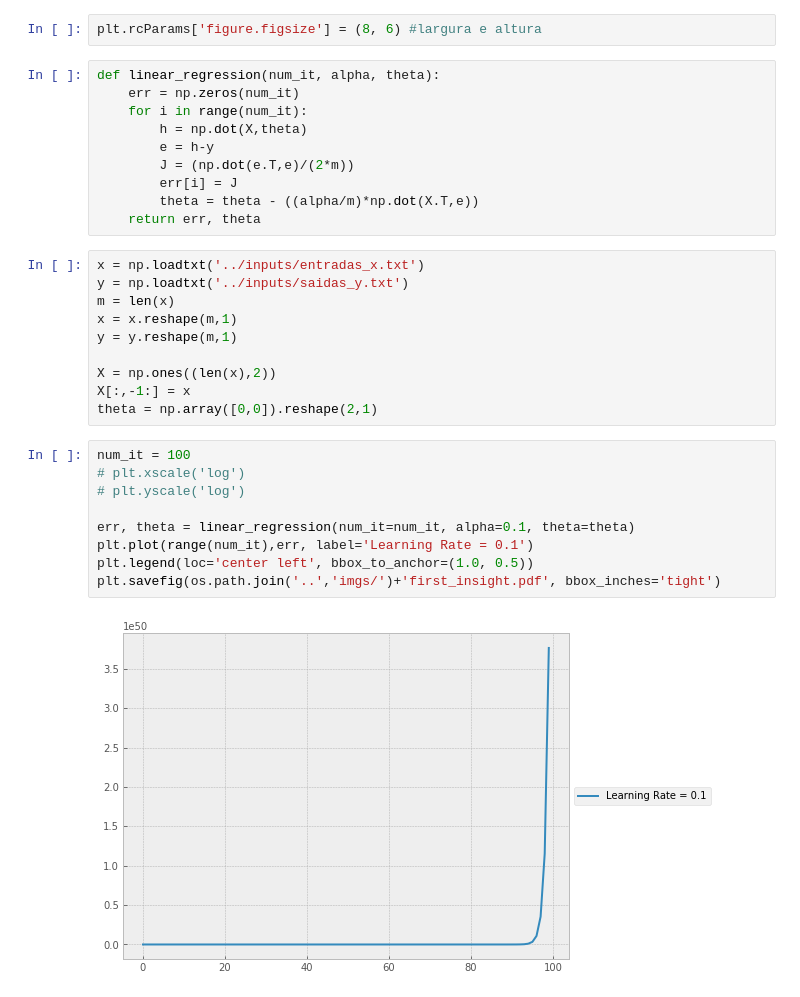
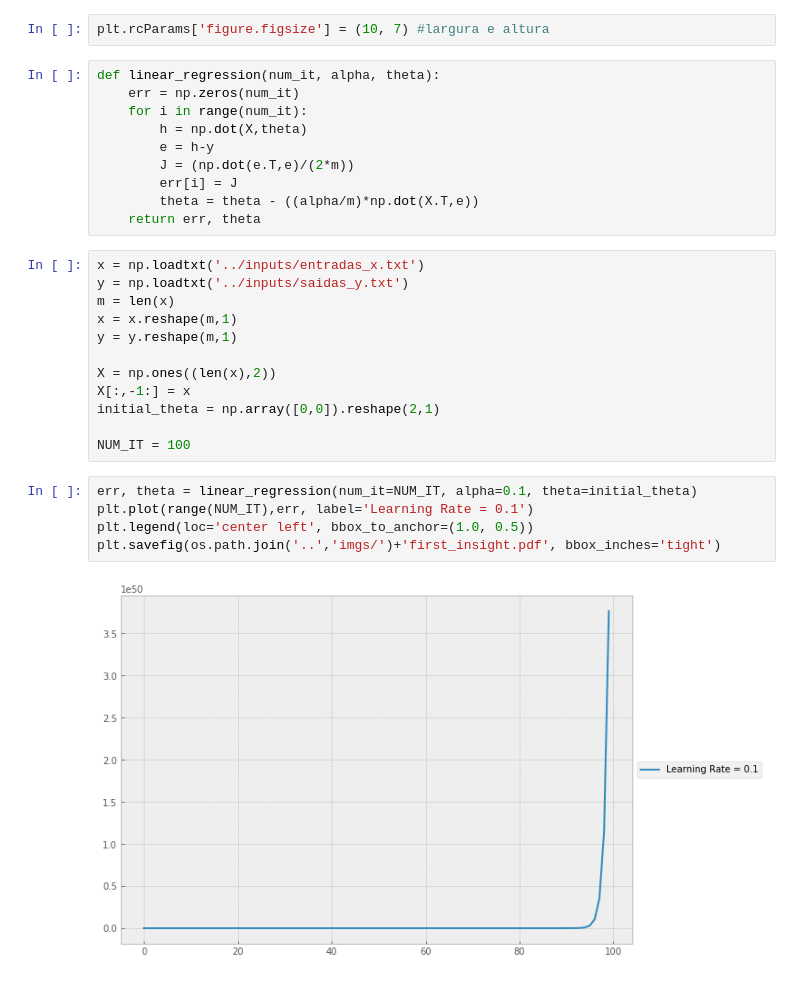
Before and after one commit to danbailo/T1-Inteligencia-Artificial, a Jupyter notebook: src/Trabalho 1 - Inteligência Artificial.ipynb, the cells around one changed output. Cells and saved outputs as stored; diff of their text form.

Commit message:
trabalho pronto, agora vou tentar printar learning por learning

```diff
--- a/src/Trabalho 1 - Inteligência Artificial.ipynb
+++ b/src/Trabalho 1 - Inteligência Artificial.ipynb
@@ -7,7 +7,7 @@ import os
 plt.style.use('ggplot')
 plt.style.use('bmh')
 # %%
-plt.rcParams['figure.figsize'] = (8, 6) #largura e altura
+plt.rcParams['figure.figsize'] = (10, 7) #largura e altura
 # %%
 def linear_regression(num_it, alpha, theta):
     err = np.zeros(num_it)
@@ -27,18 +27,16 @@ y = y.reshape(m,1)
 
 X = np.ones((len(x),2))
 X[:,-1:] = x
-theta = np.array([0,0]).reshape(2,1)
+initial_theta = np.array([0,0]).reshape(2,1)
+
+NUM_IT = 100
 # %%
-num_it = 100
-# plt.xscale('log')
-# plt.yscale('log')
-
-err, theta = linear_regression(num_it=num_it, alpha=0.1, theta=theta)
-plt.plot(range(num_it),err, label='Learning Rate = 0.1')
+err, theta = linear_regression(num_it=NUM_IT, alpha=0.1, theta=initial_theta)
+plt.plot(range(NUM_IT),err, label='Learning Rate = 0.1')
 plt.legend(loc='center left', bbox_to_anchor=(1.0, 0.5))
 plt.savefig(os.path.join('..','imgs/')+'first_insight.pdf', bbox_inches='tight')
 # %% [output]
-[figure, old version]
+[figure, new version]
 # %%
 plt.scatter(x,y, label= 'Data', s=30, marker='x', c='r')
 plt.legend(loc='center left', bbox_to_anchor=(1.0, 0.5))
```
Also changed, not shown: parts of 14 cells of this notebook.
